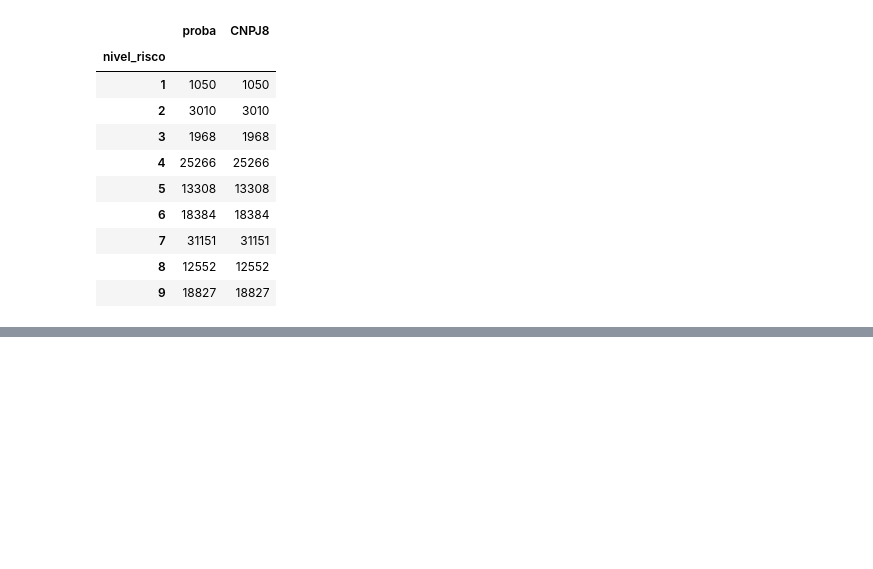
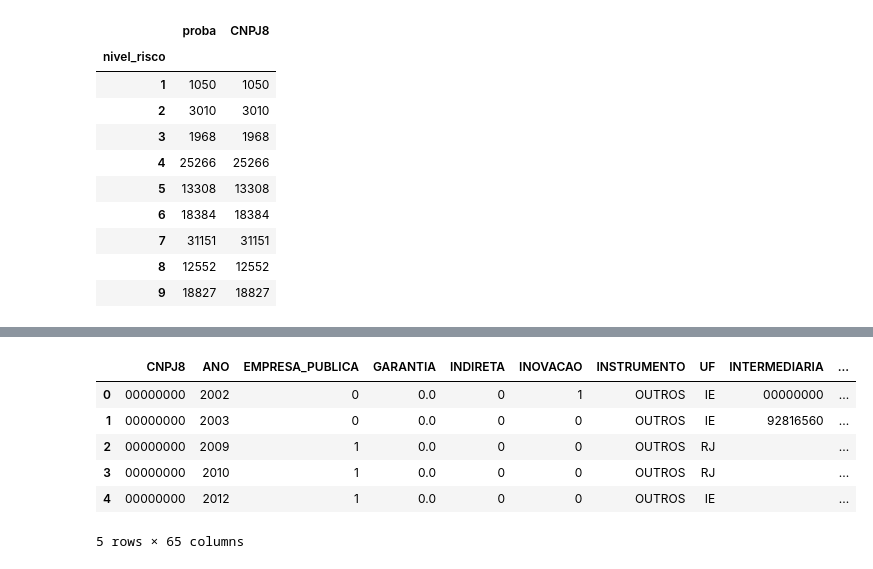
Before and after one commit to patrickfrancoalves/pibmunic, a Jupyter notebook: ML_XGBoost_Rand.ipynb, the cells around one changed output, grey strips where cells are left out. Saved outputs shown, nothing was run; the diff lists cells and outputs as text; code cells hidden in the pictures; blank space fills up the shorter version.

```diff
--- a/ML_XGBoost_Rand.ipynb
+++ b/ML_XGBoost_Rand.ipynb
@@ -409,0 +390,13 @@ params_xgb
+# %%
+gr_range = ['depthwise','lossguide']
+bs_range = ['gbtree','dart']
+
+params_xgb['max_depth']        = int(params_xgb['max_depth'])
+params_xgb['min_child_weight'] = int(params_xgb['min_child_weight'])
+params_xgb['n_estimators']     = int(params_xgb['n_estimators'])
+params_xgb['max_leaves']       = int(params_xgb['max_leaves'])
+params_xgb['max_bin']          = int(params_xgb['max_bin'])
+params_xgb['booster']          = bs_range[int(params_xgb['booster'])]
+params_xgb['grow_policy']      = gr_range[int(params_xgb['grow_policy'])]
+
+params_xgb
@@ -472,4 +465,4 @@ cbbb= xgb.XGBClassifier(learning_rate     = learning_rate,
                         grow_policy       = grow_policy,
                         booster           = booster,
                         scale_pos_weight  = scale_pos_weight)
-cbbb.fit(x_train, y_train)
+cbbb.fit(x_train, y_train.ravel())
@@ -489,0 +469,4 @@ XGBClassifier(base_score=0.5, booster='gbtree', colsample_bylevel=1,
+# %%
+%%time
+cbbb= xgb.XGBClassifier(**params_xgb)
+cbbb.fit(x_train, y_train.ravel())
@@ -769,0 +796,22 @@ df[['proba','CNPJ8','nivel_risco']].groupby(['nivel_risco']).count()
+# %%
+%%time
+df.loc[ (df['GARANTIA']==1) ,'GARANTIA'] = 0.35
+df.loc[~(df['GARANTIA']==1) ,'GARANTIA'] = 0.00
+
+df['VALOR_OPERACOES']   = df['VALOR_CONTRATO']
+df['VALOR_FINAL']       = df['VALOR_OPERACOES']*((1+df['MEDIA_JUROS'])**df['PRAZO_AMORTIZACAO'])
+df['PRESTACAO_FORMULA'] = df['VALOR_OPERACOES']*((((1+df['MEDIA_JUROS'])**df['PRAZO_AMORTIZACAO'])*df['MEDIA_JUROS']) /
+(((1+df['MEDIA_JUROS'])**df['PRAZO_AMORTIZACAO'])-1))
+
+df['SELIC']             = 0.00525383
+df['SELIC_PRAZO']       = (df['SELIC']*df['PRAZO_AMORTIZACAO'])-1
+df['CUSTO_CAPTACAO']    = df['VALOR_OPERACOES']*((1-df['SELIC_PRAZO']))
+df['MONTANTE_NOMINAL']  = df['PRAZO_AMORTIZACAO']*df['PRESTACAO_FORMULA']
+df['CUSTOS_OPER']       = df['MONTANTE_NOMINAL']*0.02
+df['PD']                = df['proba']*(1+0.27)**(df['PRAZO_AMORTIZACAO'])
+df['PERDA_ESPERADA']    = df['proba']*(1-df['GARANTIA'])*df['VALOR_OPERACOES']
+df['SPREAD']            = df['MONTANTE_NOMINAL']-df['CUSTO_CAPTACAO']
+df['LUCRO_AJUSTADO']    = df['SPREAD']-df['CUSTOS_OPER']-df['PERDA_ESPERADA']
+df['QPROV99']           = df['proba']+((df['proba']*(1-df['proba']))*1.95)
+df['VAR']               = df['PERDA_ESPERADA']+((1-df['GARANTIA'])*(df['QPROV99']*df['VALOR_OPERACOES']))
+df['RAROC']             = df['LUCRO_AJUSTADO']/df['VAR']
@@ -769,0 +821,11 @@ df[['proba','CNPJ8','nivel_risco']].groupby(['nivel_risco']).count()
+# %%
+#df[['VALOR_OPERACOES','MEDIA_JUROS','PRAZO_AMORTIZACAO','PRESTACAO_FORMULA','TEMP']].head()
+df.head()
+# %% [output]
+|  | CNPJ8 | ANO | EMPRESA_PUBLICA | GARANTIA | INDIRETA | INOVACAO | INSTRUMENTO | UF | INTERMEDIARIA | ... |
+| 0 | 00000000 | 2002 | 0 | 0.0 | 0 | 1 | OUTROS | IE | 00000000 | ... |
+| 1 | 00000000 | 2003 | 0 | 0.0 | 0 | 0 | OUTROS | IE | 92816560 | ... |
+| 2 | 00000000 | 2009 | 1 | 0.0 | 0 | 0 | OUTROS | RJ |  | ... |
+| 3 | 00000000 | 2010 | 1 | 0.0 | 0 | 0 | OUTROS | RJ |  | ... |
+| 4 | 00000000 | 2012 | 1 | 0.0 | 0 | 0 | OUTROS | IE |  | ... |
+5 rows × 65 columns
```
Also changed, not shown: parts of 32 cells of this notebook, 27 other files.
